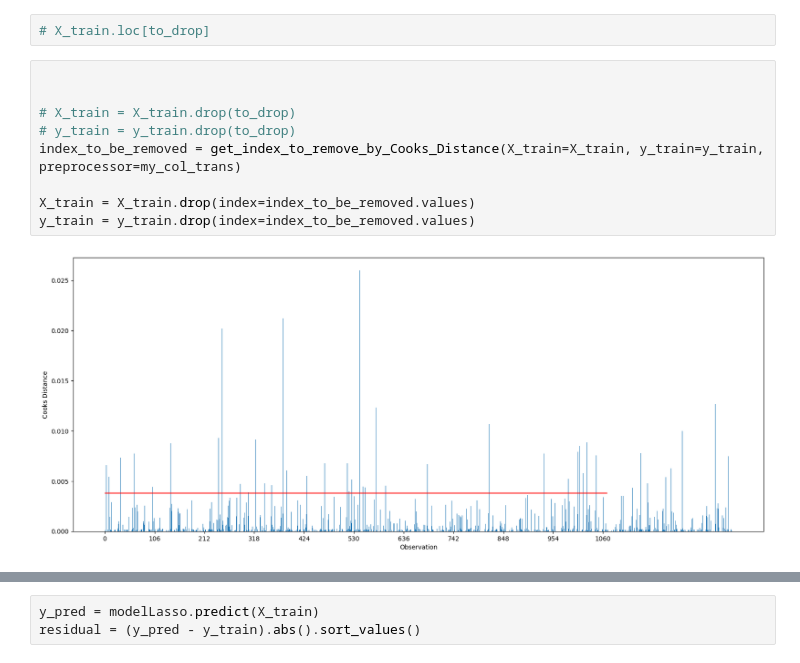
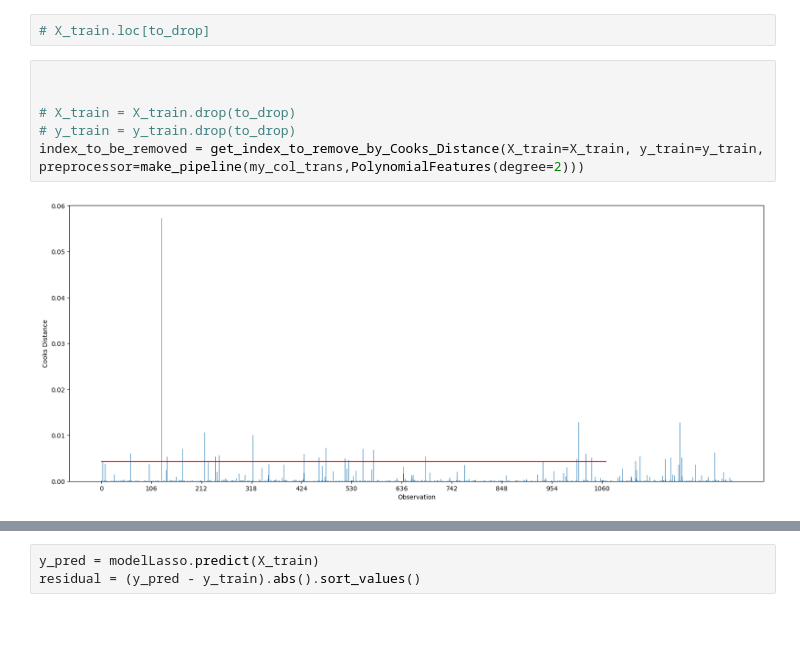
Before and after one commit to StevenDelval/Predire-une-prime-d-assurance-grace-l-IA, a Jupyter notebook: modelisation.ipynb, the cells around one changed output, grey strips where cells are left out. Saved outputs shown, nothing was run; the diff lists cells and outputs as text; blank space fills up the shorter version.

```diff
--- a/modelisation.ipynb
+++ b/modelisation.ipynb
@@ -191,11 +191,8 @@ plt.show()
 # %%
 
 
 # X_train = X_train.drop(to_drop)
 # y_train = y_train.drop(to_drop)
-index_to_be_removed = get_index_to_remove_by_Cooks_Distance(X_train=X_train, y_train=y_train, preprocessor=my_col_trans)
-
-X_train = X_train.drop(index=index_to_be_removed.values)
-y_train = y_train.drop(index=index_to_be_removed.values)
+index_to_be_removed = get_index_to_remove_by_Cooks_Distance(X_train=X_train, y_train=y_train, preprocessor=make_pipeline(my_col_trans,PolynomialFeatures(degree=2)))
 # %% [output]
-[figure, old version]
+[figure, new version]
```
Also changed, not shown: parts of 11 cells of this notebook, 3 other files.
